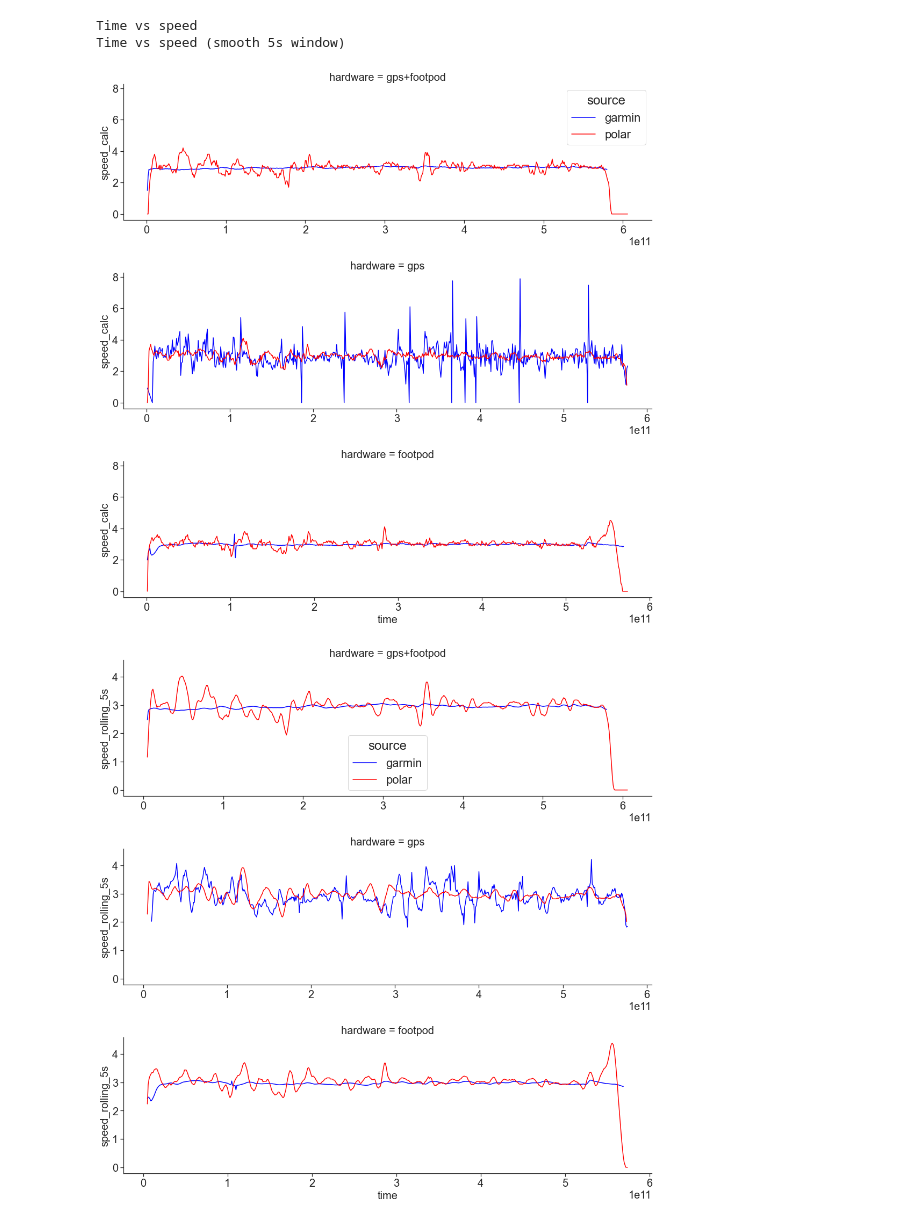
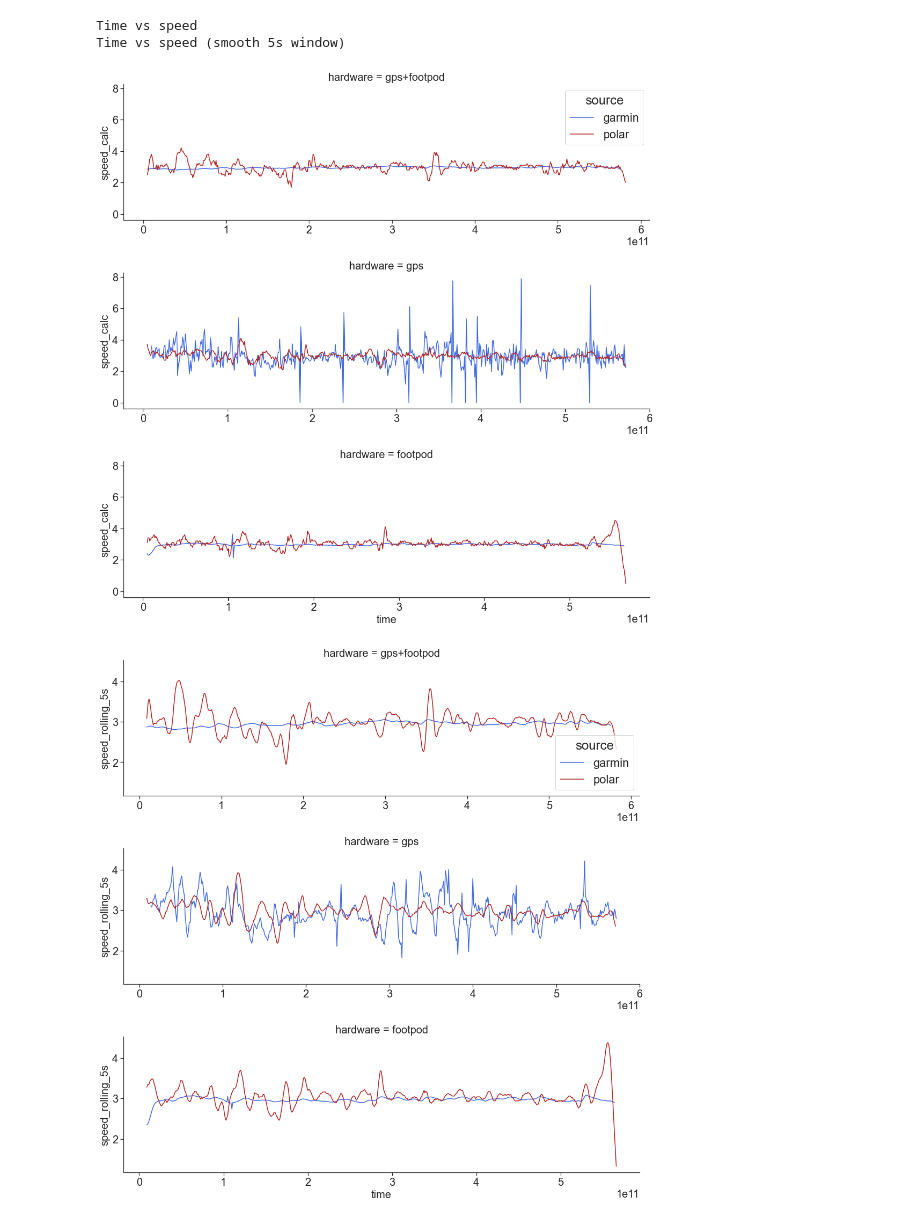
Before and after one commit to filipsPL/gps-accuracy, a Jupyter notebook: analysis.ipynb, the cells around one changed output. Saved outputs shown, nothing was run; the diff lists cells and outputs as text; code cells hidden in the pictures.

Commit message:
zero removal

```diff
--- a/analysis.ipynb
+++ b/analysis.ipynb
@@ -19,6 +19,8 @@ sns.set(font_scale=2,
         })
 # %%
 def readCsv(filename, offset, source, hardware):
+
+    todel = 5 # delete first and last todel rows
 
     run = pd.read_csv(filename, delimiter=",")
     run["time"] = pd.to_datetime(run["time"], infer_datetime_format=True)  + offset
@@ -33,6 +35,12 @@ def readCsv(filename, offset, source, hardware):
     run['d_time'] = run['time'].diff()
     run['speed_calc'] = run['d_distance'] / run['d_time'].dt.total_seconds()
 
+    # remove zeros - don't do it, it will remove also artifacts, which are important
+    #     run = run[run.speed_calc != 0]
+    # delete first todel first and last rows
+    run = run.iloc[todel:]
+    run = run.drop(run.tail(todel).index) # drop last n rows
+
     run["speed_rolling_5s"] = run["speed_calc"].rolling(5).mean()
     run["speed_rolling_10s"] = run["speed_calc"].rolling(10).mean()
     run["speed_rolling_15s"] = run["speed_calc"].rolling(15).mean()
@@ -101,27 +109,27 @@ concatenated
 # %%
 # fig, ax = plt.subplots(figsize=(16, 6))
 
 
 def drawPlot(x='time', y='speed_calc'):
     g = sns.FacetGrid(concatenated,
                   row="hardware",
                   hue="source",
                   height=5,
                   aspect=3,
-                  palette=['blue', 'red'],
+                  palette=['royalblue', 'firebrick'],
                   legend_out=False,
                   sharex=False)
     g.map(sns.lineplot, x, y)
     g.add_legend()
 
 
 print("Time vs speed")
 drawPlot(x='time', y='speed_calc')
 
 print("Time vs speed (smooth 5s window)")
 drawPlot(x='time', y="speed_rolling_5s")
 # %% [output]
 Time vs speed
 Time vs speed (smooth 5s window)
-[figure, old version]
+[figure, new version]
-[figure, old version]
+[figure, new version]
```
Also changed, not shown: parts of 5 cells of this notebook, 2 other files.
